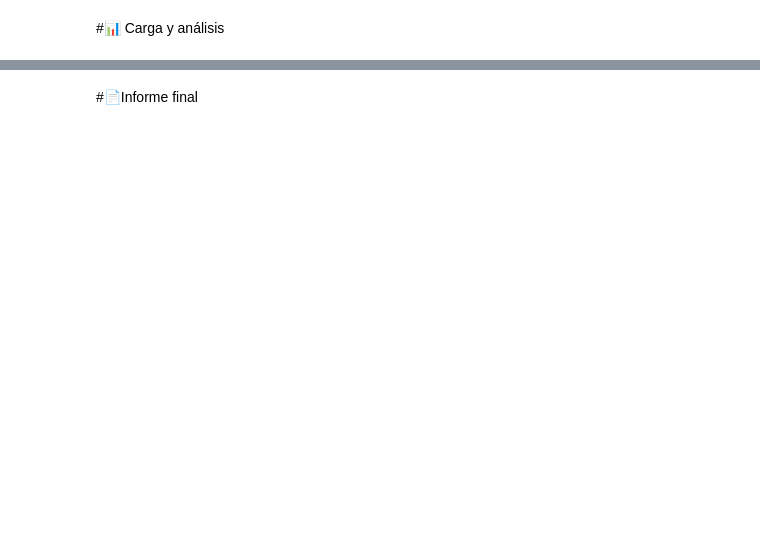
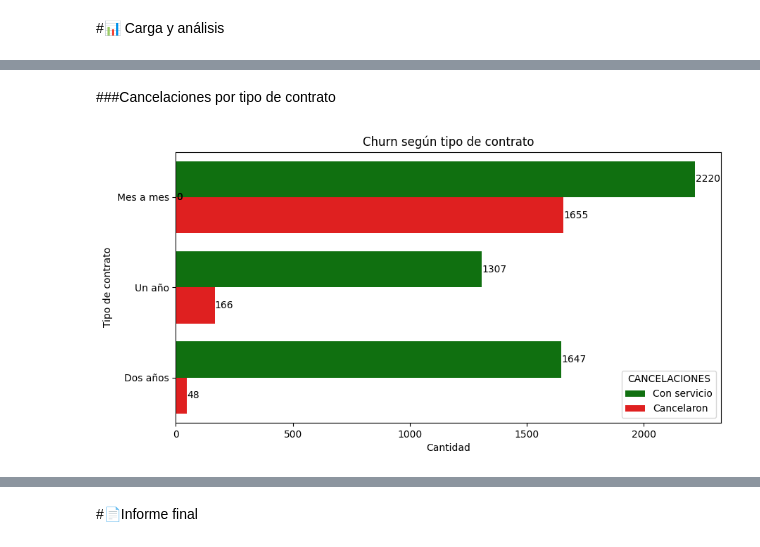
Before and after one commit to Elavat9000/TelecomX_LATAM_challenge2-data-science-LATAM, a Jupyter notebook: TelecomX_Intento2_LATAM.ipynb, the cells around one changed output, grey strips where cells are left out. Drawn from its saved outputs; the diff is of its cells as text; code cells hidden in the pictures; blank space fills up the shorter version.

```diff
--- a/TelecomX_Intento2_LATAM.ipynb
+++ b/TelecomX_Intento2_LATAM.ipynb
@@ -246,0 +282,22 @@ array([0, 1, 2])
+# %% [markdown]
+###Cancelaciones por tipo de contrato
+# %%
+import seaborn as sns
+
+fig, ax = plt.subplots(figsize=(10,5))
+
+sns.countplot(y='Contract', hue='Churn', data=df, palette=['green', 'red'])
+plt.title('Churn según tipo de contrato')
+ax.set_yticklabels(['Mes a mes', 'Un año', 'Dos años'])
+ax.set_xlabel('Cantidad')
+ax.set_ylabel('Tipo de contrato')
+
+handles, labels = ax.get_legend_handles_labels()
+ax.legend(handles, ['Con servicio', 'Cancelaron'], title='CANCELACIONES')
+
+for a in ax.patches:
+    width = a.get_width()
+    ax.text(width + 1, a.get_y() + a.get_height() / 2, int(width), va='center')
+plt.show()
+# %% [output]
+[figure, added]
```
Also changed, not shown: parts of 21 cells of this notebook.
